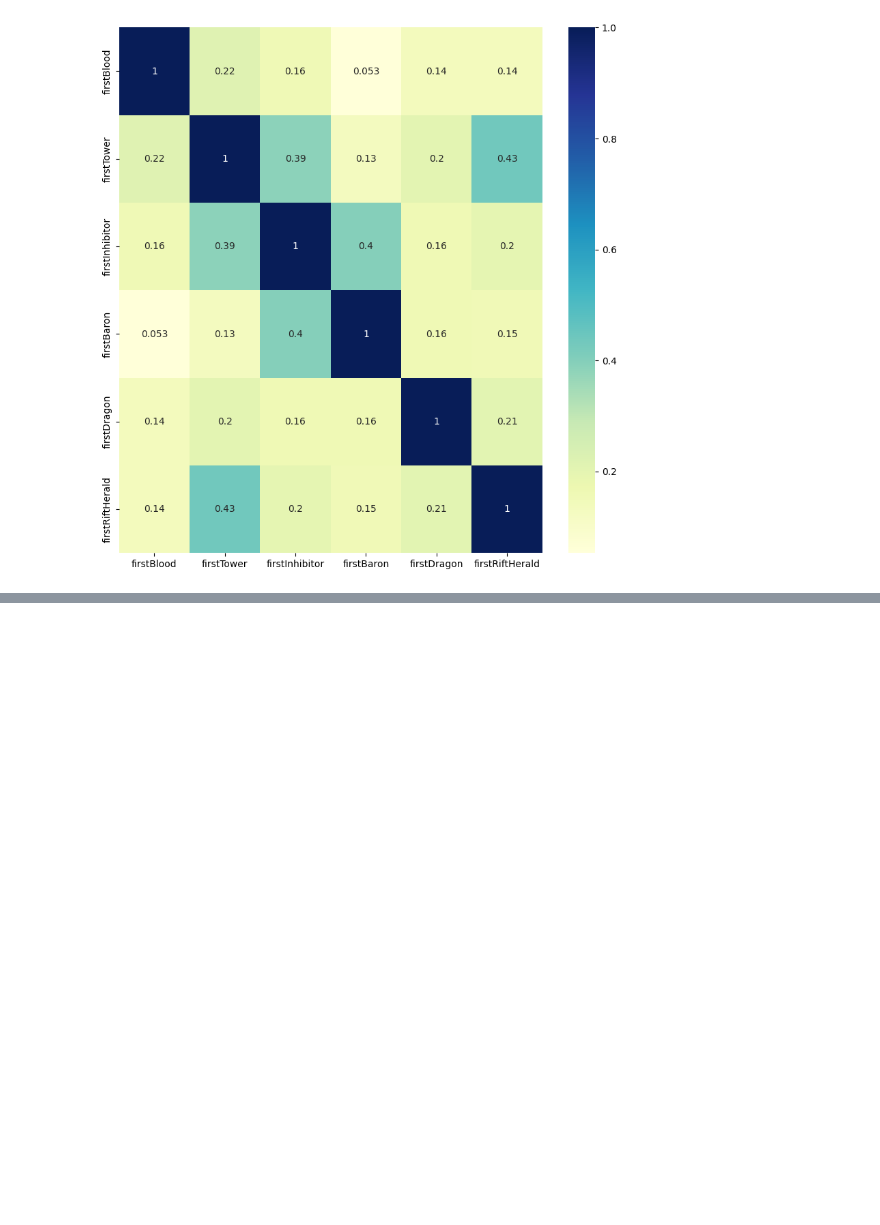
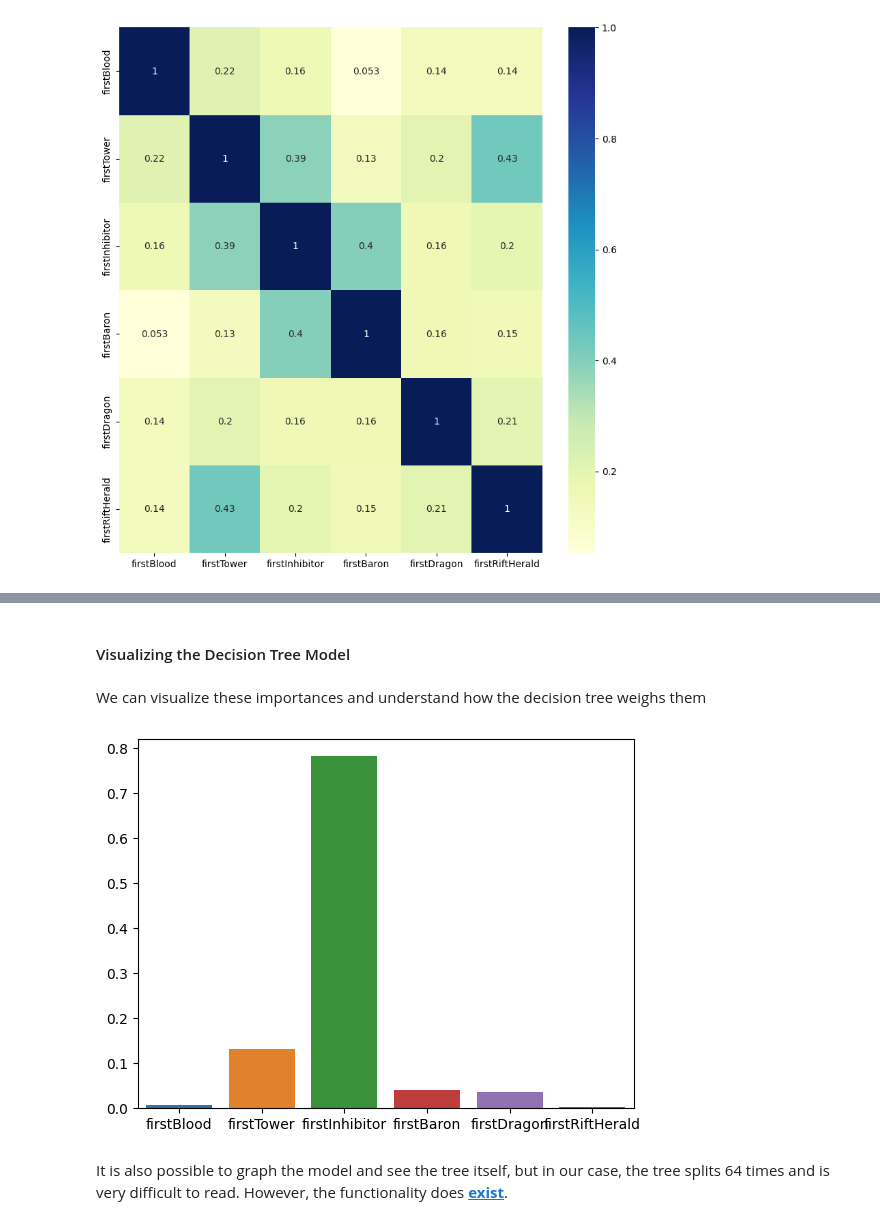
Before and after one commit to Arsalan2356/Arsalan2356.github.io, a Jupyter notebook: project.ipynb, the cells around one changed output, grey strips where cells are left out. Drawn from its saved outputs; the diff is of its cells as text; code cells hidden in the pictures; blank space fills up the shorter version.

```diff
--- a/project.ipynb
+++ b/project.ipynb
@@ -63,0 +189,11 @@ print(dc.feature_importances_)
+# %% [markdown]
+#### Visualizing the Decision Tree Model
+# %% [markdown]
+We can visualize these importances and understand how the decision tree weighs them
+# %%
+sns.barplot(x = fn, y = dc.feature_importances_)
+plt.show()
+# %% [output]
+[figure, added]
+# %% [markdown]
+It is also possible to graph the model and see the tree itself, but in our case, the tree splits 64 times and is very difficult to read. However, the functionality does __[exist](https://scikit-learn.org/stable/modules/generated/sklearn.tree.plot_tree.html)__.
```
Also changed, not shown: parts of 85 cells of this notebook, 1 other file.
